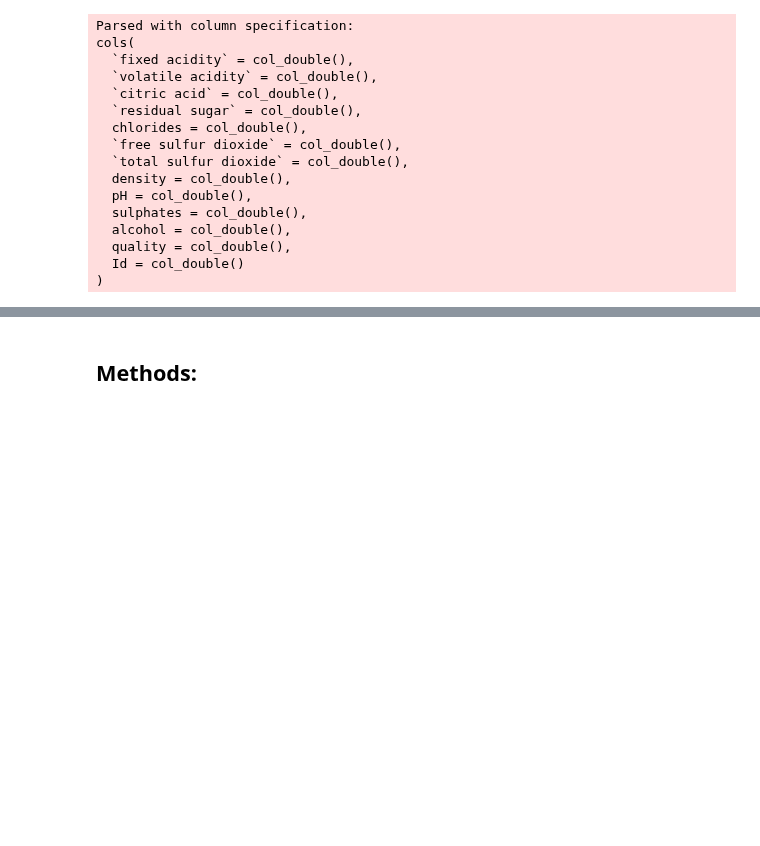
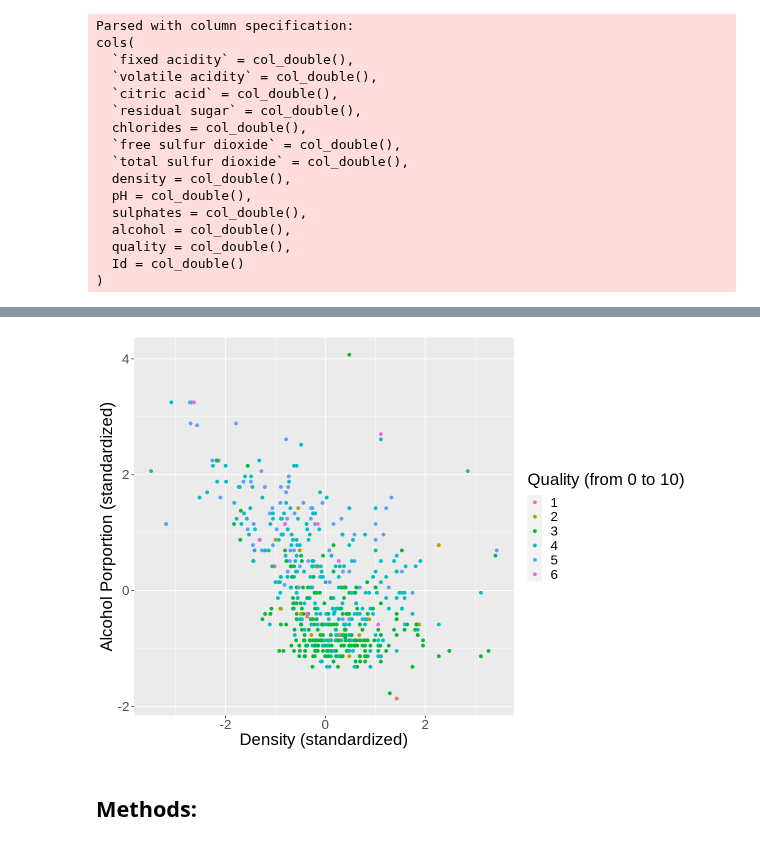
Before and after one commit to jon-chow/DSCI100-WineQualityAnalysis, a Jupyter notebook: Proposal.ipynb, the cells around one changed output, grey strips where cells are left out. Drawn from its saved outputs; the diff is of its cells as text; code cells hidden in the pictures; blank space fills up the shorter version.

Commit message:
added summary and visualization, renamed .csv file

```diff
--- a/Proposal.ipynb
+++ b/Proposal.ipynb
@@ -15,6 +28,6 @@ library(gridExtra)
 # %%
 # reading data
-data <- read_csv("data/WineQT.csv") %>%
+data <- read_csv("data/wine_quality.csv") %>%
         subset(select = -Id)
 # %% [output]
 Parsed with column specification:
@@ -43,3 +49,12 @@ colnames(clean_data) <- gsub(" ", "_", names(clean_data))
+# %%
+# cleaning and wrangling data
+colnames(data) <- gsub(" ", "_", names(data))
+colnames(data)[colnames(data) %in% c("free_sulfur_dioxide", "total_sulfur_dioxide")] <- c("free_so2", "total_so2")
+
+clean_data <- data %>%
+              mutate(quality = quality - 2) %>%
+              mutate(quality = as_factor(quality)) %>%
+              subset(select = -c(fixed_acidity, volatile_acidity, citric_acid, free_so2))
 # %%
 # splitting data
 clean_data_split <- initial_split(clean_data, prop = 0.5, strata = quality)
@@ -83,3 +107,21 @@ A tibble: 1 × 11
+# %%
+# scaling data
+train_data_scaled = train_data %>%
+mutate(scaled_residual_sugar = scale(residual_sugar, center = TRUE),
+       scaled_alcohol = scale(alcohol, center = TRUE),
+       scaled_density = scale(density , center = TRUE))
+# %%
+# visualizing data
+options(repr.plot.width = 10, options.repr.plot.height = 15)
+
+plot <- train_data_scaled %>%
+            ggplot(aes(x = scaled_density , y= scaled_alcohol , color = quality)) +
+            geom_point() +
+            labs(x = "Density (standardized)" , y = "Alcohol Porportion (standardized)" , color = "Quality (from 0 to 10)") +
+            theme(text = element_text(size = 20))
+plot
+# %% [output]
+[figure, added]
 # %% [markdown]
 ## Methods:
 # %% [markdown]
```
Also changed, not shown: parts of 9 cells of this notebook, 1 other file.
